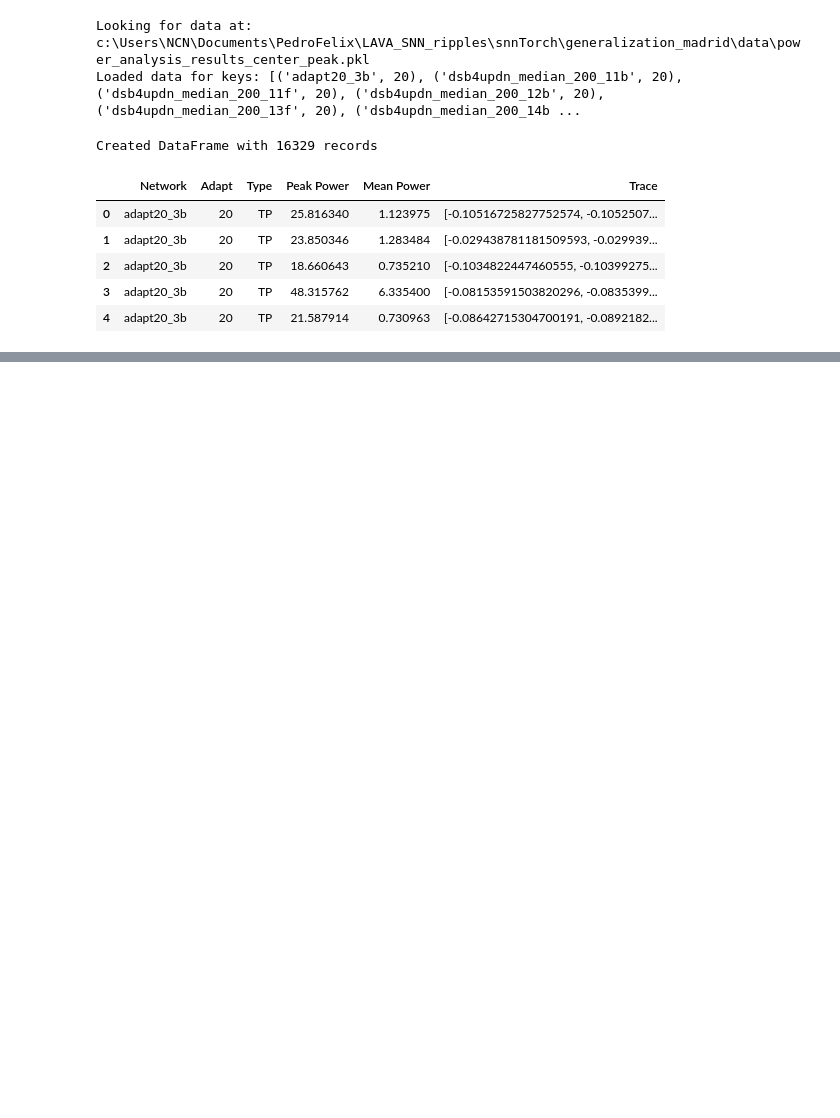
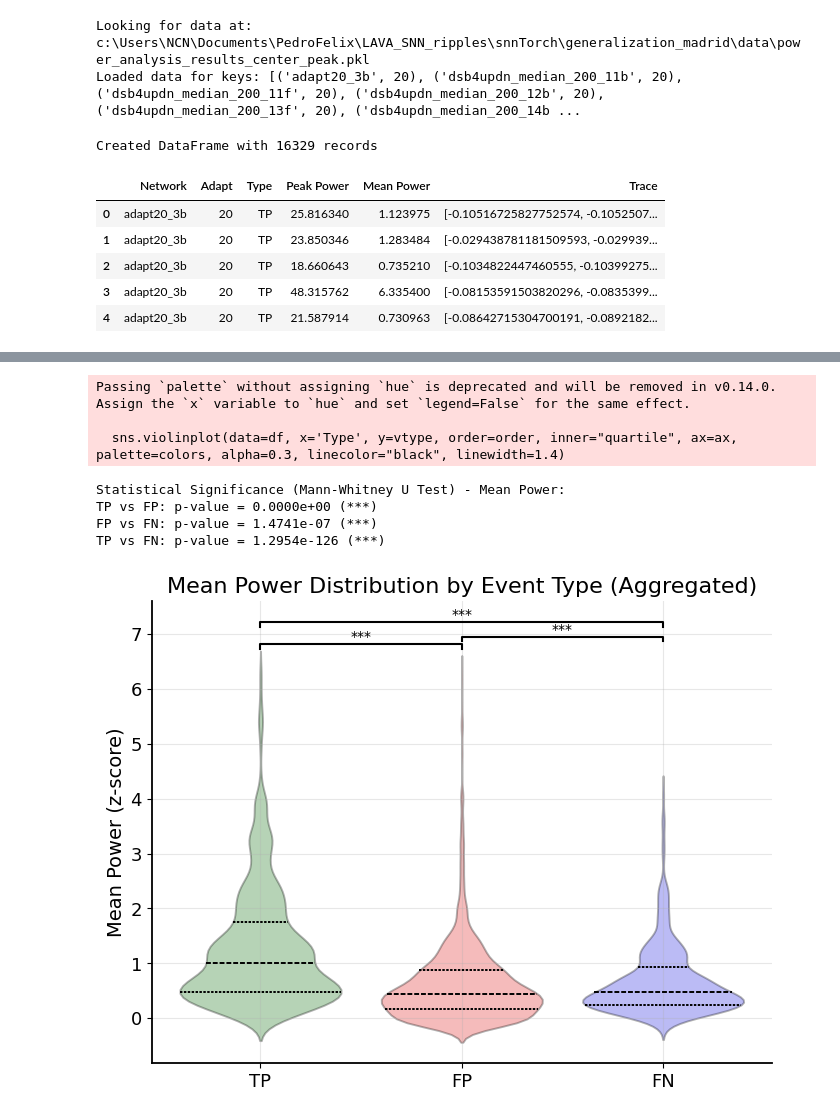
Before and after one commit to pedrofurrix/LAVA_SNN_ripples, a Jupyter notebook: snnTorch/generalization_madrid/power_analysis.ipynb, the cells around one changed output, grey strips where cells are left out. Drawn from its saved outputs; the diff is of its cells as text; code cells hidden in the pictures; blank space fills up the shorter version.

```diff
--- a/snnTorch/generalization_madrid/power_analysis.ipynb
+++ b/snnTorch/generalization_madrid/power_analysis.ipynb
@@ -234,3 +214,14 @@ FP vs FN: p-value = 1.4741e-07 (***)
+# %%
+plot_power(vtype="Mean Power")
+# %% [output]
+Passing `palette` without assigning `hue` is deprecated and will be removed in v0.14.0. Assign the `x` variable to `hue` and set `legend=False` for the same effect.
+
+  sns.violinplot(data=df, x='Type', y=vtype, order=order, inner="quartile", ax=ax, palette=colors, alpha=0.3, linecolor="black", linewidth=1.4)
+Statistical Significance (Mann-Whitney U Test) - Mean Power:
+TP vs FP: p-value = 0.0000e+00 (***)
+FP vs FN: p-value = 1.4741e-07 (***)
+TP vs FN: p-value = 1.2954e-126 (***)
+[figure, added]
 # %%
 # 3. Power Trace Analysis (Whole Window)
 if os.path.exists(DATA_FILE) and not df.empty:
```
Also changed, not shown: parts of 6 cells of this notebook, 4 other files.
